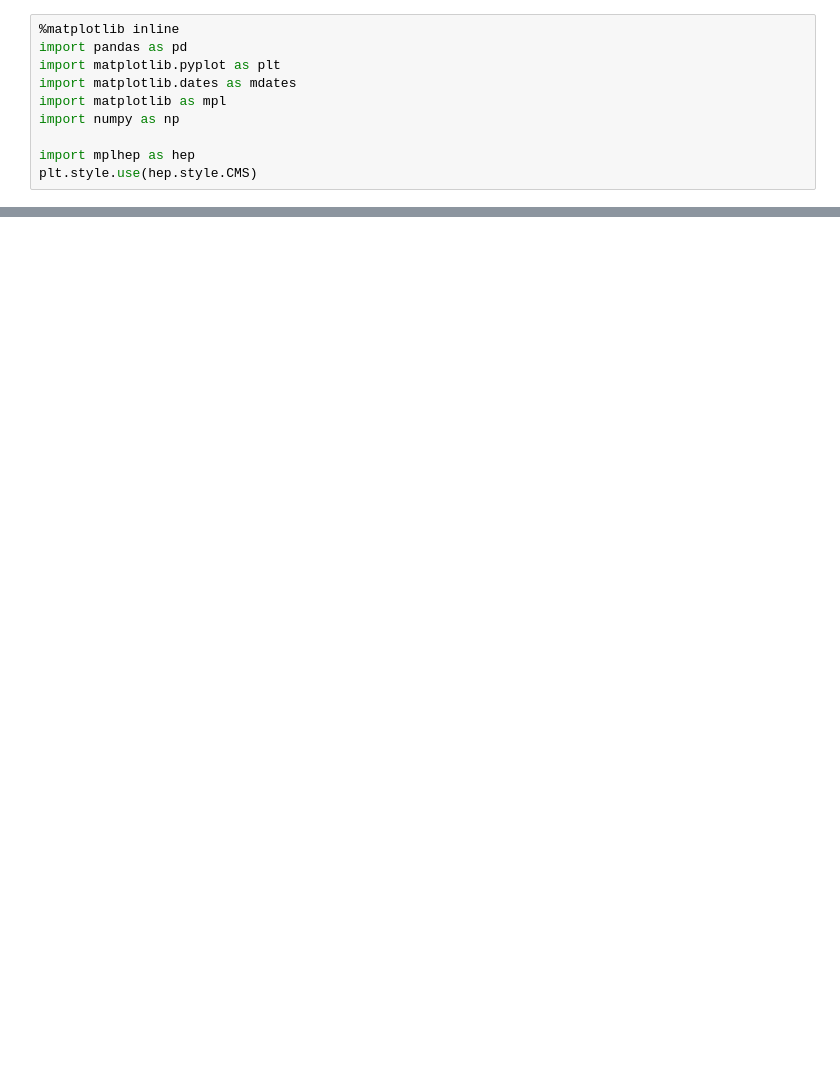
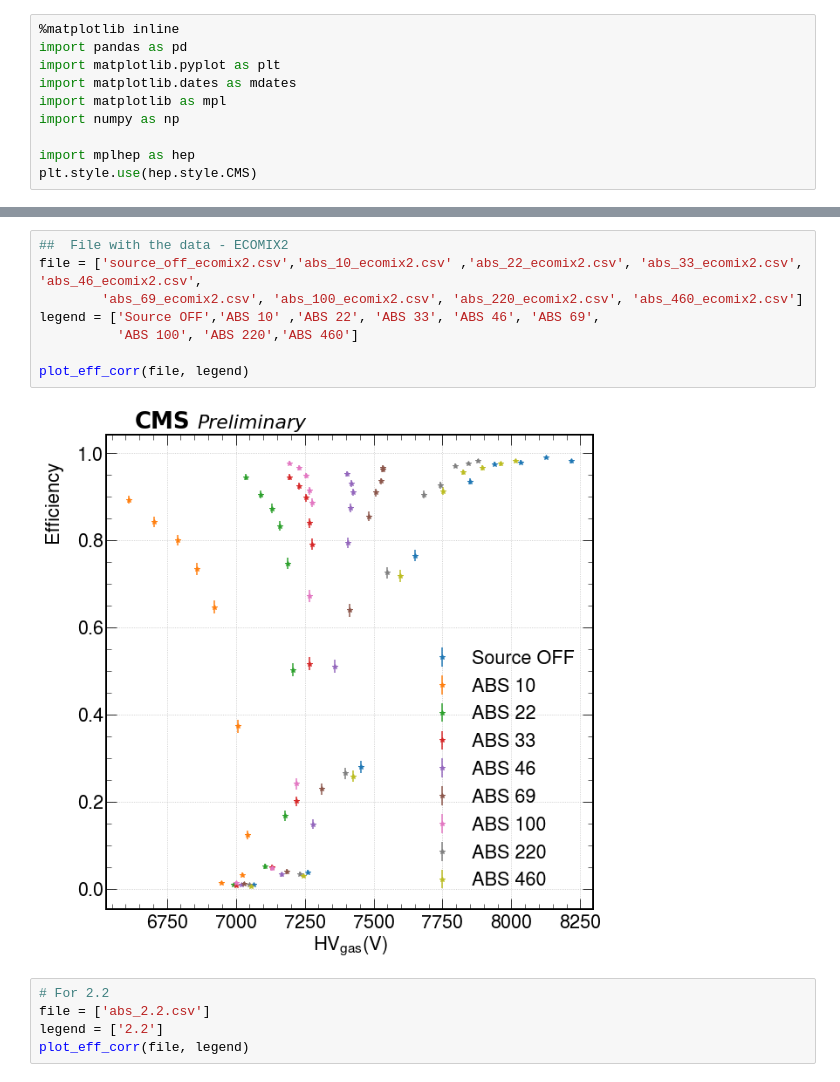
Before and after one commit to Mapse/efficiencies, a Jupyter notebook: Efficiency_correct_resistivity.ipynb, the cells around one changed output, grey strips where cells are left out. Drawn from its saved outputs; the diff is of its cells as text; blank space fills up the shorter version.

```diff
--- a/Efficiency_correct_resistivity.ipynb
+++ b/Efficiency_correct_resistivity.ipynb
@@ -94,0 +199,15 @@ plot_eff_corr(file, legend)
+# %%
+##  File with the data - ECOMIX2
+file = ['source_off_ecomix2.csv','abs_10_ecomix2.csv' ,'abs_22_ecomix2.csv', 'abs_33_ecomix2.csv', 'abs_46_ecomix2.csv',
+        'abs_69_ecomix2.csv', 'abs_100_ecomix2.csv', 'abs_220_ecomix2.csv', 'abs_460_ecomix2.csv']
+legend = ['Source OFF','ABS 10' ,'ABS 22', 'ABS 33', 'ABS 46', 'ABS 69',
+          'ABS 100', 'ABS 220','ABS 460']
+
+plot_eff_corr(file, legend)
+# %% [output]
+[figure, added]
+# %%
+# For 2.2
+file = ['abs_2.2.csv']
+legend = ['2.2']
+plot_eff_corr(file, legend)
```
Also changed, not shown: parts of 9 cells of this notebook.
